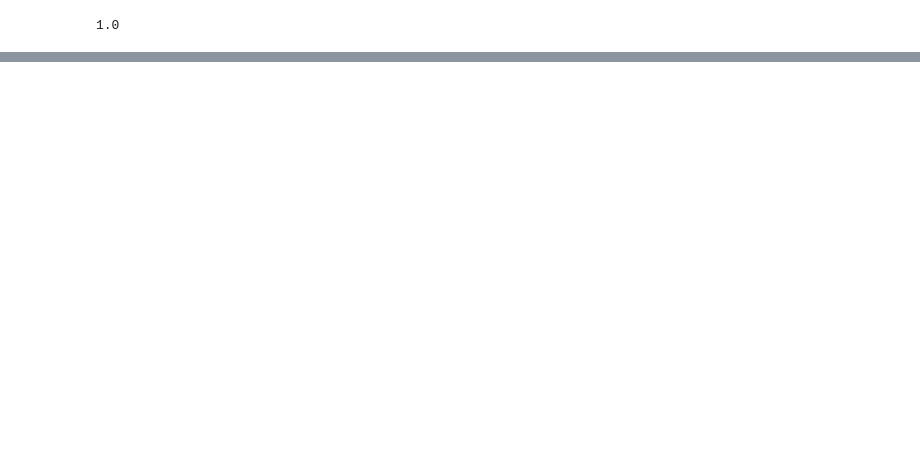
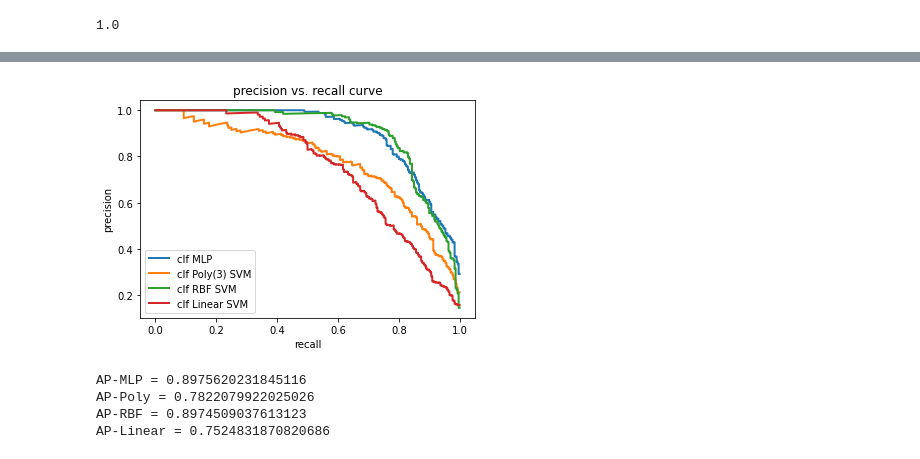
Before and after one commit to Seb125/Classification_of_musical_Genres, a Jupyter notebook: Genres_Classifier.ipynb, the cells around one changed output, grey strips where cells are left out. Drawn from its saved outputs; the diff is of its cells as text; code cells hidden in the pictures; blank space fills up the shorter version.

```diff
--- a/Genres_Classifier.ipynb
+++ b/Genres_Classifier.ipynb
@@ -441,0 +752,34 @@ metrics.accuracy_score(y_train, y_pred)
+# %%
+# Average precision recall curves of all 4 classifiers
+
+clf_names = ["MLP", "Poly(3) SVM", "RBF SVM", "Linear SVM"]
+clf_scores = [y_score_mlp, y_score_poly, y_score_rbf, y_score_linear]
+precision = dict()
+recall = dict()
+average_precision = dict()
+
+for i in range(4):
+    # A "micro-average": quantifying score on all classes jointly
+    precision["micro" + str(i)], recall["micro" + str(i)], _ = precision_recall_curve(Y_test.ravel(), clf_scores[i].ravel())
+
+    average_precision["micro" + str(i)] = average_precision_score(Y_test, clf_scores[i], average="micro")
+
+    plt.plot(recall["micro" + str(i)], precision["micro" + str(i)], lw=2, label='clf {}'.format(clf_names[i]))
+
+
+plt.xlabel("recall")
+plt.ylabel("precision")
+plt.legend(loc="best")
+plt.title("precision vs. recall curve")
+plt.show()
+
+print("AP-MLP = " + str(average_precision["micro" + str(0)]))
+print("AP-Poly = " + str(average_precision["micro" + str(1)]))
+print("AP-RBF = " + str(average_precision["micro" + str(2)]))
+print("AP-Linear = " + str(average_precision["micro" + str(3)]))
+# %% [output]
+[figure, added]
+AP-MLP = 0.8975620231845116
+AP-Poly = 0.7822079922025026
+AP-RBF = 0.8974509037613123
+AP-Linear = 0.7524831870820686
```
Also changed, not shown: parts of 49 cells of this notebook.
